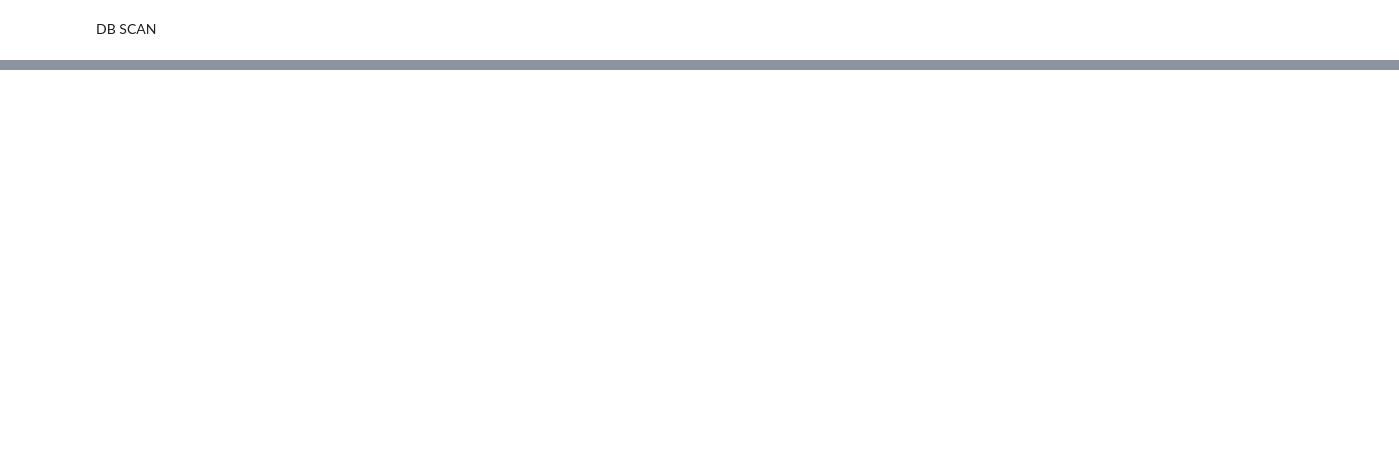
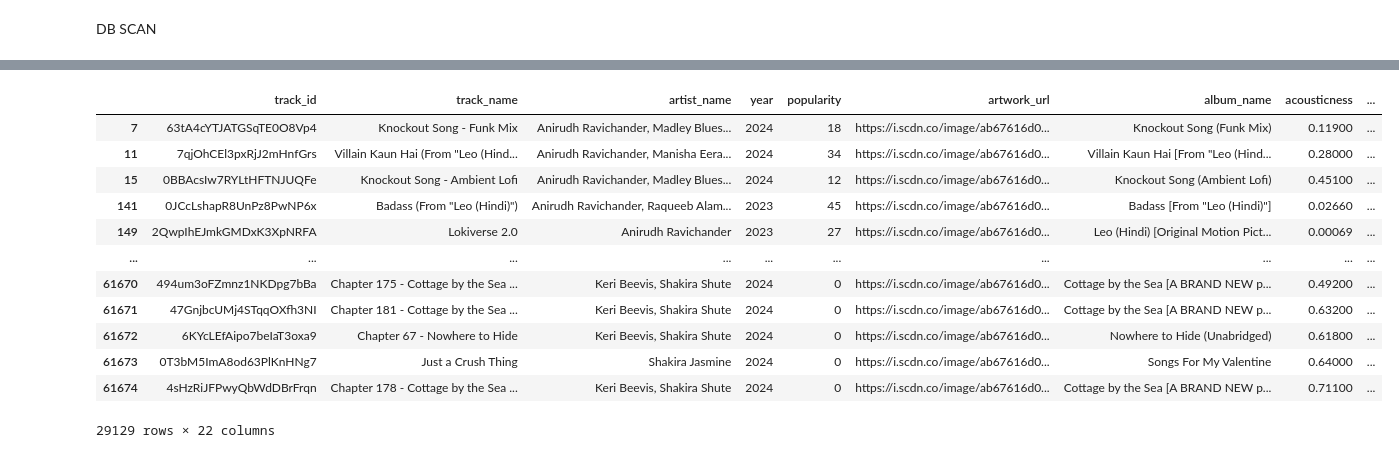
Before and after one commit to philnumpy/PRML-PROJECT, a Jupyter notebook: dbscanprml.ipynb, the cells around one changed output, grey strips where cells are left out. Cells and saved outputs as stored; diff of their text form; code cells hidden in the pictures; blank space fills up the shorter version.

```diff
--- a/dbscanprml.ipynb
+++ b/dbscanprml.ipynb
@@ -4,0 +9,8 @@ DB SCAN
+# %%
+#loading the original dataset
+original_data=pd.read_csv('/content/spotify_tracks.csv')
+# %%
+#getting data info to detect any null or duplicate values
+original_data.info()
+lang=['Hindi','English']
+original_data=original_data[original_data['language'].isin(lang)]
@@ -4,0 +35,17 @@ DB SCAN
+# %%
+#dropping any duplicate values
+original_data.drop_duplicates()
+# %% [output]
+|  | track_id | track_name | artist_name | year | popularity | artwork_url | album_name | acousticness | ... |
+| 7 | 63tA4cYTJATGSqTE0O8Vp4 | Knockout Song - Funk Mix | Anirudh Ravichander, Madley Blues... | 2024 | 18 | https://i.scdn.co/image/ab67616d0... | Knockout Song (Funk Mix) | 0.11900 | ... |
+| 11 | 7qjOhCEl3pxRjJ2mHnfGrs | Villain Kaun Hai (From "Leo (Hind... | Anirudh Ravichander, Manisha Eera... | 2024 | 34 | https://i.scdn.co/image/ab67616d0... | Villain Kaun Hai [From "Leo (Hind... | 0.28000 | ... |
+| 15 | 0BBAcsIw7RYLtHFTNJUQFe | Knockout Song - Ambient Lofi | Anirudh Ravichander, Madley Blues... | 2024 | 12 | https://i.scdn.co/image/ab67616d0... | Knockout Song (Ambient Lofi) | 0.45100 | ... |
+| 141 | 0JCcLshapR8UnPz8PwNP6x | Badass (From "Leo (Hindi)") | Anirudh Ravichander, Raqueeb Alam... | 2023 | 45 | https://i.scdn.co/image/ab67616d0... | Badass [From "Leo (Hindi)"] | 0.02660 | ... |
+| 149 | 2QwpIhEJmkGMDxK3XpNRFA | Lokiverse 2.0 | Anirudh Ravichander | 2023 | 27 | https://i.scdn.co/image/ab67616d0... | Leo (Hindi) [Original Motion Pict... | 0.00069 | ... |
+| ... | ... | ... | ... | ... | ... | ... | ... | ... | ... |
+| 61670 | 494um3oFZmnz1NKDpg7bBa | Chapter 175 - Cottage by the Sea ... | Keri Beevis, Shakira Shute | 2024 | 0 | https://i.scdn.co/image/ab67616d0... | Cottage by the Sea [A BRAND NEW p... | 0.49200 | ... |
+| 61671 | 47GnjbcUMj4STqqOXfh3NI | Chapter 181 - Cottage by the Sea ... | Keri Beevis, Shakira Shute | 2024 | 0 | https://i.scdn.co/image/ab67616d0... | Cottage by the Sea [A BRAND NEW p... | 0.63200 | ... |
+| 61672 | 6KYcLEfAipo7beIaT3oxa9 | Chapter 67 - Nowhere to Hide | Keri Beevis, Shakira Shute | 2024 | 0 | https://i.scdn.co/image/ab67616d0... | Nowhere to Hide (Unabridged) | 0.61800 | ... |
+| 61673 | 0T3bM5ImA8od63PlKnHNg7 | Just a Crush Thing | Shakira Jasmine | 2024 | 0 | https://i.scdn.co/image/ab67616d0... | Songs For My Valentine | 0.64000 | ... |
+| 61674 | 4sHzRiJFPwyQbWdDBrFrqn | Chapter 178 - Cottage by the Sea ... | Keri Beevis, Shakira Shute | 2024 | 0 | https://i.scdn.co/image/ab67616d0... | Cottage by the Sea [A BRAND NEW p... | 0.71100 | ... |
+29129 rows × 22 columns
```
Also changed, not shown: parts of 15 cells of this notebook.
